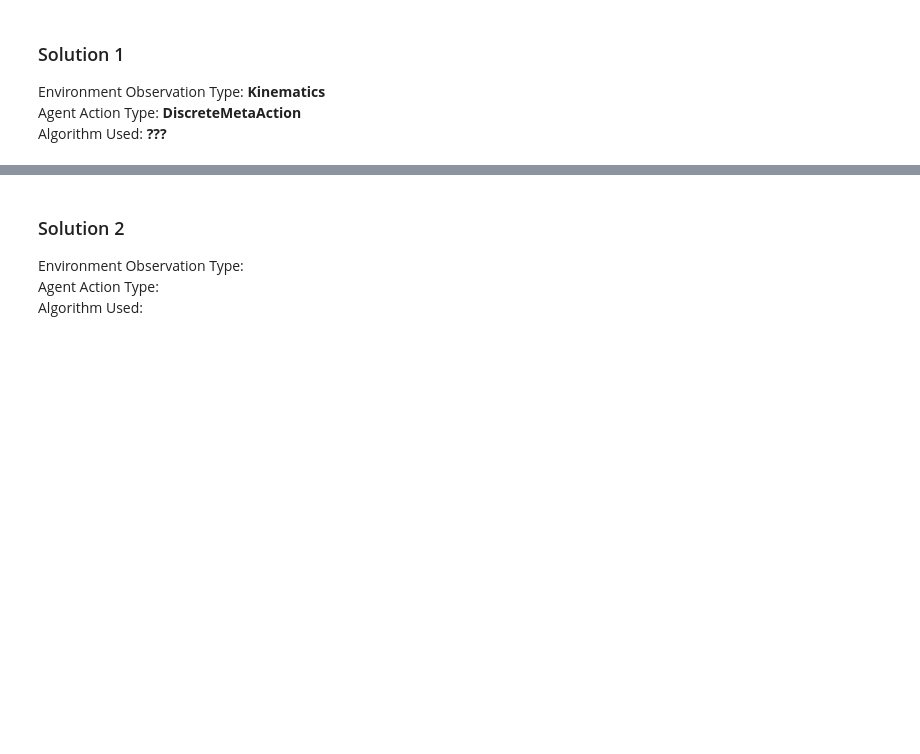
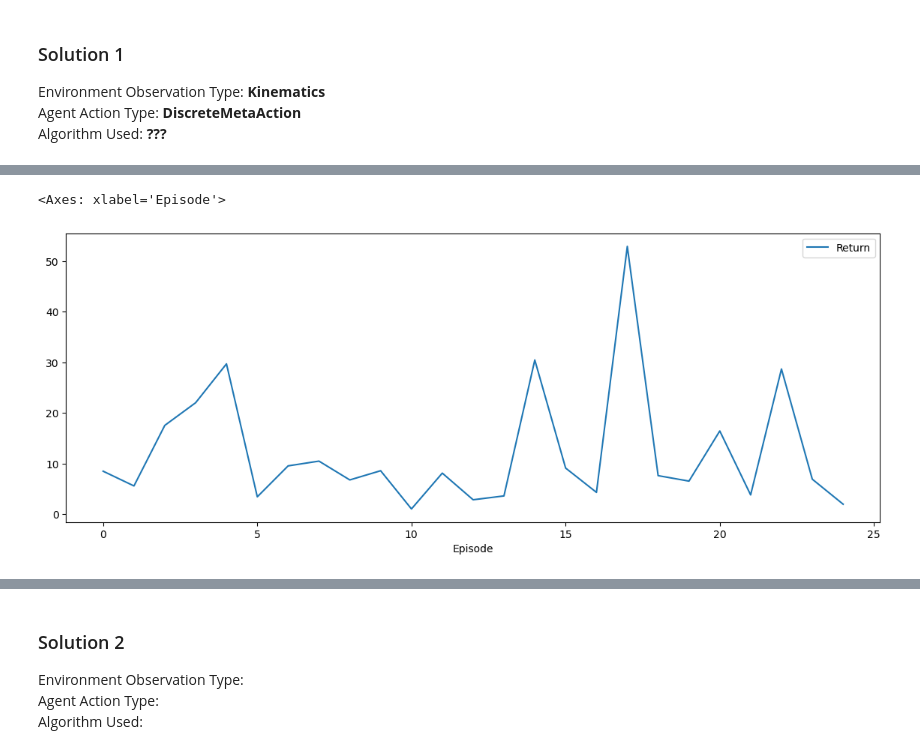
Before and after one commit to ontenkutsenko/RL_Autonomous_Driving, a Jupyter notebook: RL Project.ipynb, the cells around one changed output, grey strips where cells are left out. Drawn from its saved outputs; the diff is of its cells as text; code cells hidden in the pictures; blank space fills up the shorter version.

Commit message:
Q learning with occupacy grid coded

```diff
--- a/RL Project.ipynb
+++ b/RL Project.ipynb
@@ -134,0 +195,2 @@ How observation on each step looks like
+# %%
+obs, info = env.reset(seed = 30)
@@ -134,0 +205,6 @@ How observation on each step looks like
+# %%
+
+for i in range(2):
+    action = env.action_space.sample()
+
+    next_obs, reward, done, truncated, info = env.step(action)
@@ -134,0 +231,11 @@ How observation on each step looks like
+# %%
+def epsilon_greedy_policy(env, state, Q_table, epsilon=.5):
+
+    #sample a random value from the uniform distribution, if the sampled value is less than
+    #epsilon then we select a random action else we select the best action which has maximum Q
+    #value as shown below
+
+    if np.random.uniform(0,1) < epsilon:
+        return env.action_space.sample()
+    else:
+        return np.argmax(Q_table[state])
@@ -134,0 +348,16 @@ How observation on each step looks like
+# %%
+configuration["observation"] =  {
+    "type": "OccupancyGrid",
+    "features": ["presence"],
+    "grid_size": [[-25, 25], [-25, 25]],
+    "grid_step": [10, 10],
+    "absolute": False
+}
+
+env = gym.make('highway-v0',
+            #    render_mode='human',
+               config=configuration)
+
+Q_LEARNING_Q_table, Q_LEARNING_return_df = TD_control(env, 2, Q_LEARNING_STEP, num_iteractions=250, alpha=.1, gamma=.9)
+
+env.close()
@@ -135,3 +395,8 @@ How observation on each step looks like
+# %%
+Q_LEARNING_return_df.plot(x='Episode', y='Return', figsize=(14, 5))
+# %% [output]
+<Axes: xlabel='Episode'>
+[figure, added]
 # %%
 env = gym.make('highway-v0', render_mode='human', config=configuration)
 
```
Also changed, not shown: parts of 17 cells of this notebook.
